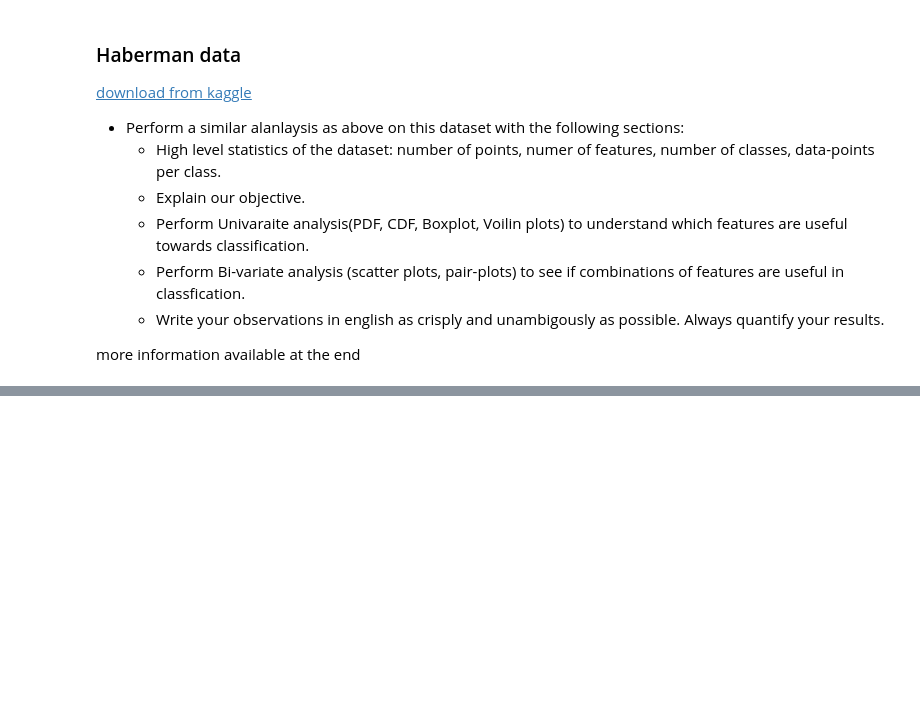
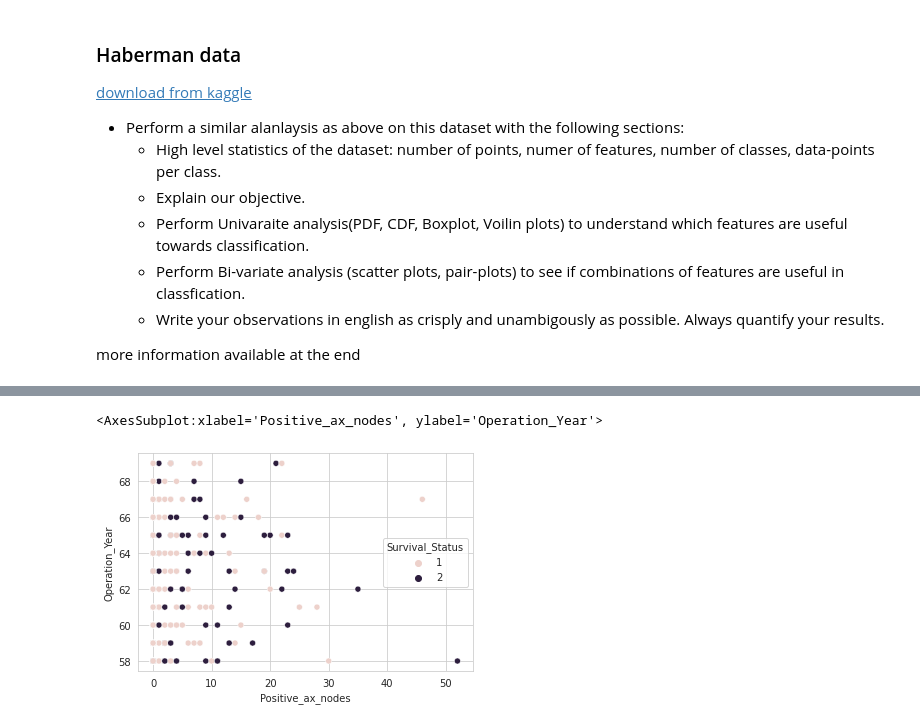
Before and after one commit to mayurkagathara/Python_Practice, a Jupyter notebook: Blogger/UOH_practice/Sem_1/Sub_2/EDA_Practice_Haberman.ipynb, the cells around one changed output, grey strips where cells are left out. Cells and saved outputs as stored; diff of their text form; code cells hidden in the pictures; blank space fills up the shorter version.

```diff
--- a/Blogger/UOH_practice/Sem_1/Sub_2/EDA_Practice_Haberman.ipynb
+++ b/Blogger/UOH_practice/Sem_1/Sub_2/EDA_Practice_Haberman.ipynb
@@ -22,0 +78,5 @@ NameError: name 'haberman' is not defined
+# %%
+sns.scatterplot(x=haberman['Positive_ax_nodes'],y=haberman['Operation_Year'],hue=haberman['Survival_Status'])
+# %% [output]
+<AxesSubplot:xlabel='Positive_ax_nodes', ylabel='Operation_Year'>
+[figure, added]
```
Also changed, not shown: parts of 13 cells of this notebook, 3 other files.
